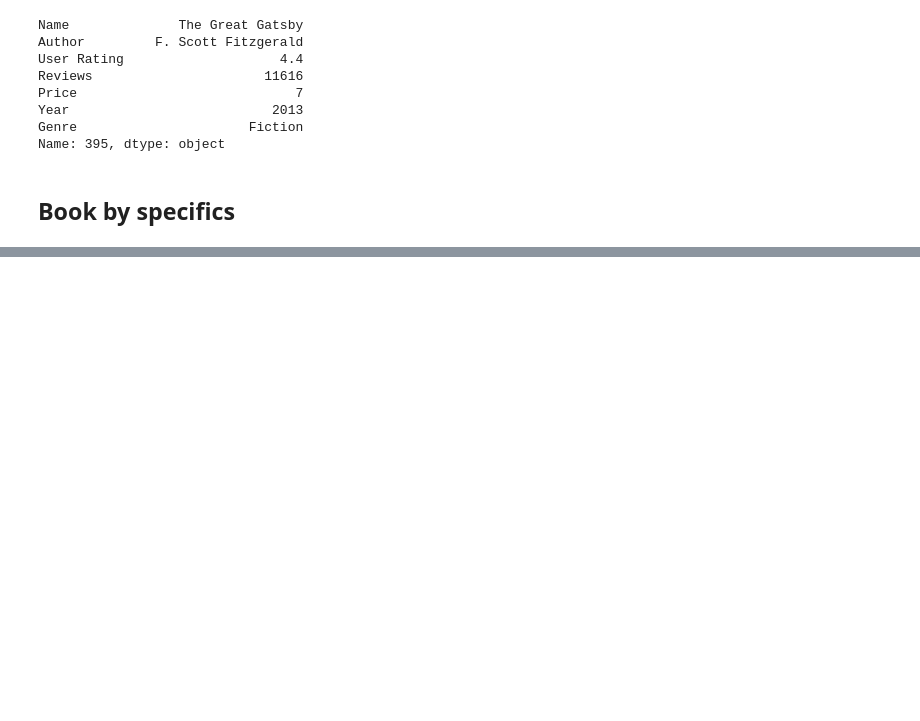
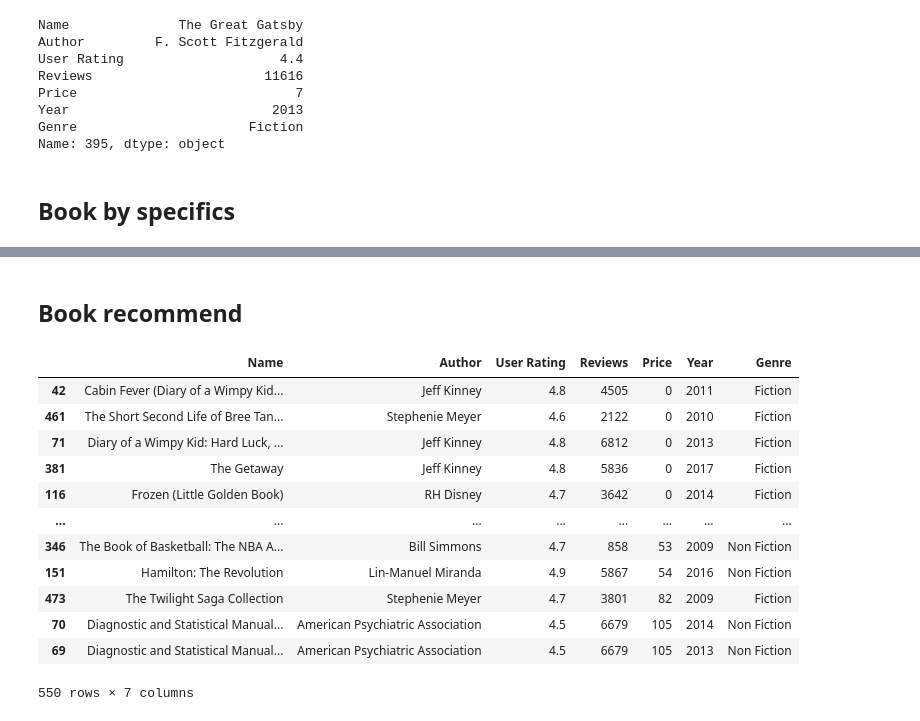
Before and after one commit to Yassinini/Book-Recommendation, a Jupyter notebook: main.ipynb, the cells around one changed output, grey strips where cells are left out. Cells and saved outputs as stored; diff of their text form; code cells hidden in the pictures; blank space fills up the shorter version.

```diff
--- a/main.ipynb
+++ b/main.ipynb
@@ -72,0 +82,10 @@ specific(d)
+# %% [markdown]
+## Book recommend
+# %%
+def searchtype(typ):
+    if typ == 'Price':
+        out = d.sort_values(by = typ, ascending=True)
+    else:
+        out = d.sort_values(by = typ, ascending=False)
+
+    return out
@@ -72,0 +108,16 @@ specific(d)
+# %%
+searchtype("Price")
+# %% [output]
+|  | Name | Author | User Rating | Reviews | Price | Year | Genre |
+| 42 | Cabin Fever (Diary of a Wimpy Kid... | Jeff Kinney | 4.8 | 4505 | 0 | 2011 | Fiction |
+| 461 | The Short Second Life of Bree Tan... | Stephenie Meyer | 4.6 | 2122 | 0 | 2010 | Fiction |
+| 71 | Diary of a Wimpy Kid: Hard Luck, ... | Jeff Kinney | 4.8 | 6812 | 0 | 2013 | Fiction |
+| 381 | The Getaway | Jeff Kinney | 4.8 | 5836 | 0 | 2017 | Fiction |
+| 116 | Frozen (Little Golden Book) | RH Disney | 4.7 | 3642 | 0 | 2014 | Fiction |
+| ... | ... | ... | ... | ... | ... | ... | ... |
+| 346 | The Book of Basketball: The NBA A... | Bill Simmons | 4.7 | 858 | 53 | 2009 | Non Fiction |
+| 151 | Hamilton: The Revolution | Lin-Manuel Miranda | 4.9 | 5867 | 54 | 2016 | Non Fiction |
+| 473 | The Twilight Saga Collection | Stephenie Meyer | 4.7 | 3801 | 82 | 2009 | Fiction |
+| 70 | Diagnostic and Statistical Manual... | American Psychiatric Association | 4.5 | 6679 | 105 | 2014 | Non Fiction |
+| 69 | Diagnostic and Statistical Manual... | American Psychiatric Association | 4.5 | 6679 | 105 | 2013 | Non Fiction |
+550 rows × 7 columns
```
Also changed, not shown: parts of 5 cells of this notebook.
